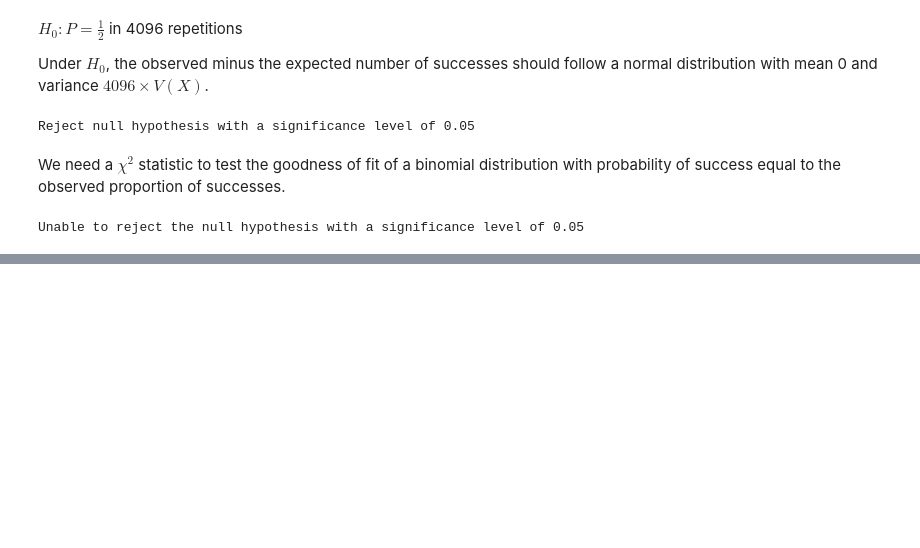
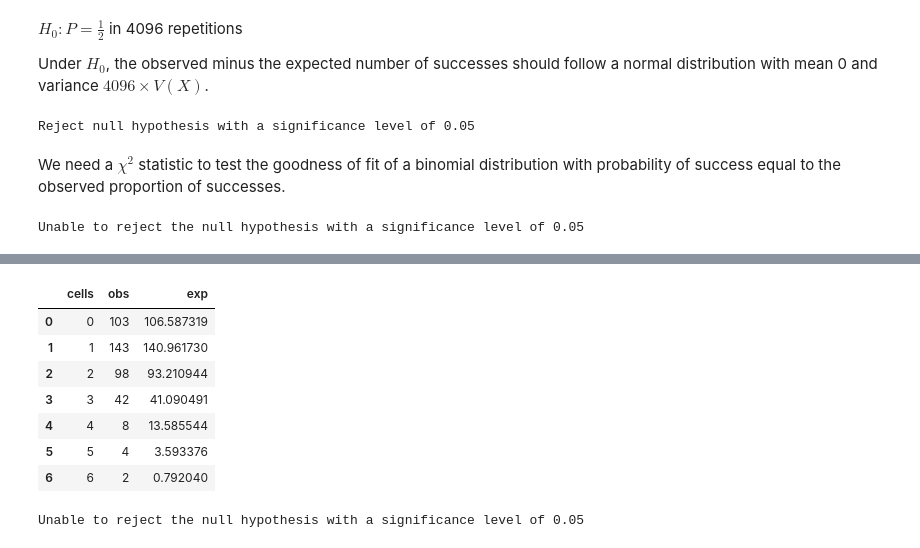
Before and after one commit to ArturoSbr/Principles-of-Statistics-MG-Bulmer-1965, a Jupyter notebook: 9_tests_of_significance.ipynb, the cells around one changed output, grey strips where cells are left out. Cells and saved outputs as stored; diff of their text form; code cells hidden in the pictures; blank space fills up the shorter version.

```diff
--- a/9_tests_of_significance.ipynb
+++ b/9_tests_of_significance.ipynb
@@ -250,0 +307,3 @@ Unable to reject the null hypothesis with a significance level of 0.05
+# %%
+df = pd.DataFrame({'cells':range(7), 'obs':[103,143,98,42,8,4,2]})
+df
@@ -250,0 +319,29 @@ Unable to reject the null hypothesis with a significance level of 0.05
+# %%
+# Calculate mean
+mu = (df['cells'] * df['obs']).sum() / df['obs'].sum()
+
+# Fit Poisson
+X = stats.poisson(mu=mu)
+df['exp'] = X.pmf(df['cells']) * df['obs'].sum()
+df
+# %% [output]
+|  | cells | obs | exp |
+| 0 | 0 | 103 | 106.587319 |
+| 1 | 1 | 143 | 140.961730 |
+| 2 | 2 | 98 | 93.210944 |
+| 3 | 3 | 42 | 41.090491 |
+| 4 | 4 | 8 | 13.585544 |
+| 5 | 5 | 4 | 3.593376 |
+| 6 | 6 | 2 | 0.792040 |
+# %%
+# Group classes together such that df['exp'] always >= 5
+df = pd.concat([df[df['exp'] > 41],
+                df[df['exp'] < 41].sum().to_frame().transpose()])
+
+# Chi-square test (ddof = 1 because mu was estimated from data)
+chi_test = stats.chisquare(f_obs=df['obs'], f_exp=df['exp'], ddof=1)
+
+# Test H_0
+test(alpha=0.05, p_value=chi_test[1])
+# %% [output]
+Unable to reject the null hypothesis with a significance level of 0.05
```
Also changed, not shown: parts of 9 cells of this notebook.
